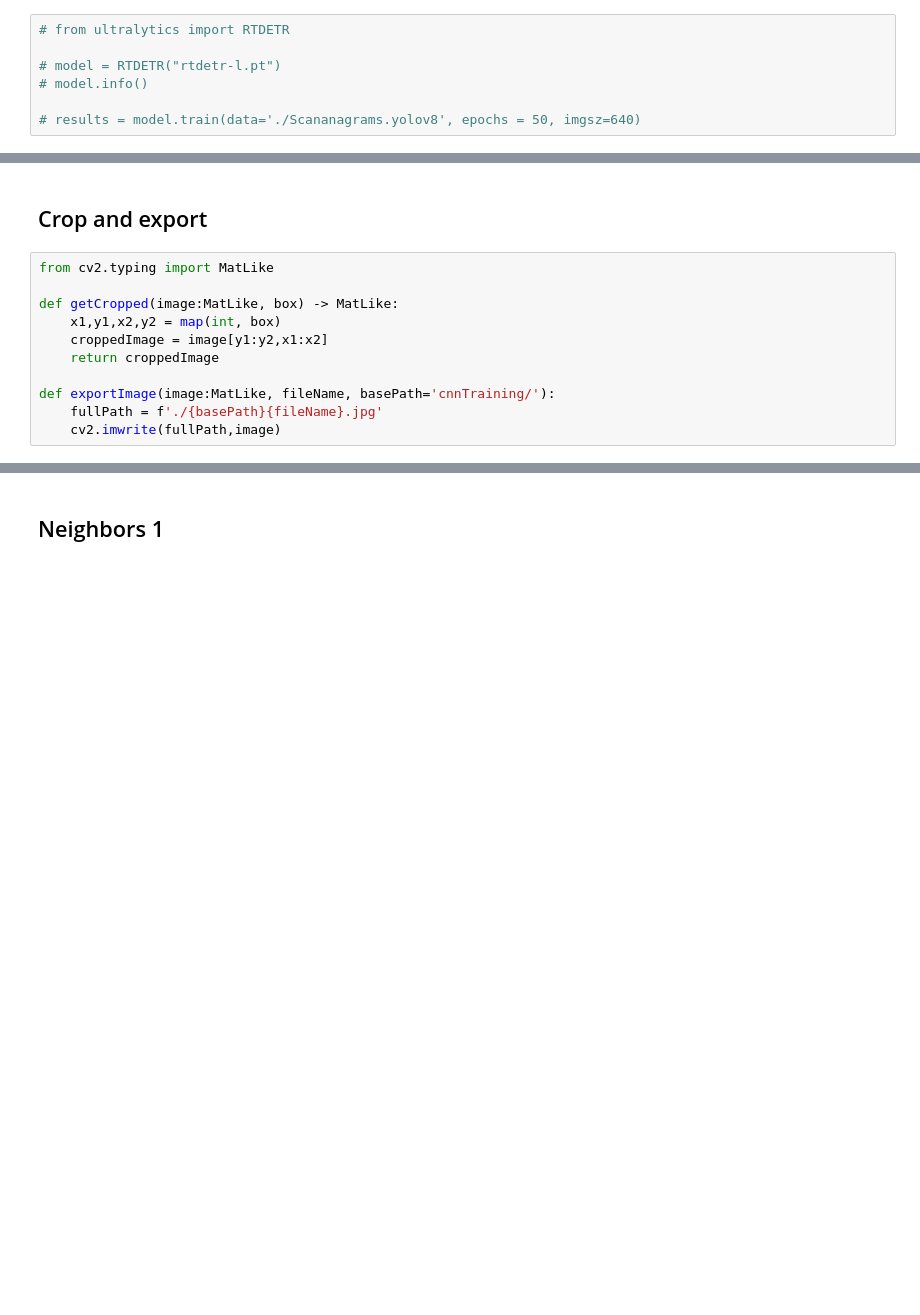
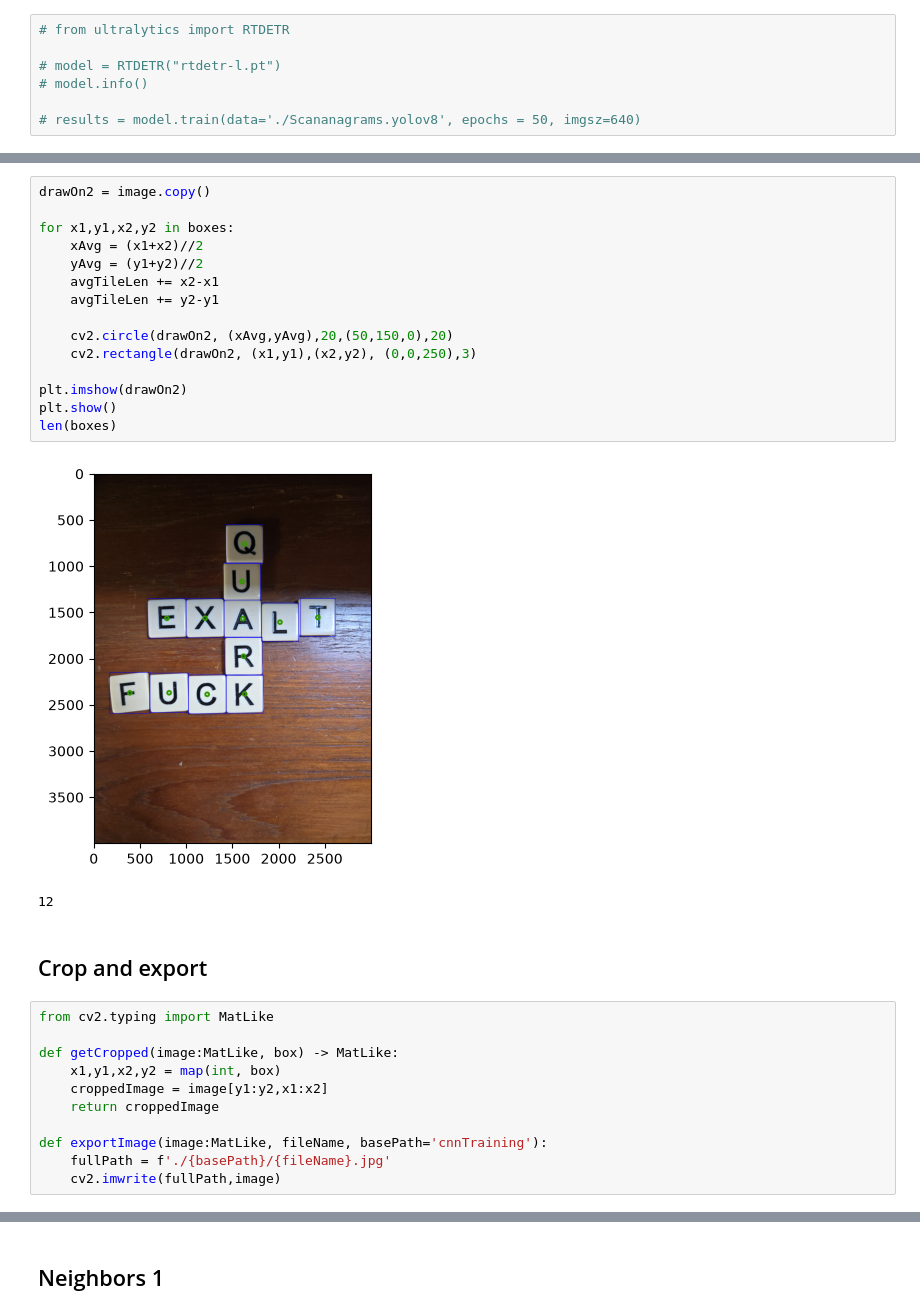
Before and after one commit to git-izzy/PeelBack, a Jupyter notebook: trainModel.ipynb, the cells around one changed output, grey strips where cells are left out. Saved outputs shown, nothing was run; the diff lists cells and outputs as text; blank space fills up the shorter version.

```diff
--- a/trainModel.ipynb
+++ b/trainModel.ipynb
@@ -47,3 +121,21 @@ plt.show()
+# %%
+drawOn2 = image.copy()
+
+for x1,y1,x2,y2 in boxes:
+    xAvg = (x1+x2)//2
+    yAvg = (y1+y2)//2
+    avgTileLen += x2-x1
+    avgTileLen += y2-y1
+
+    cv2.circle(drawOn2, (xAvg,yAvg),20,(50,150,0),20)
+    cv2.rectangle(drawOn2, (x1,y1),(x2,y2), (0,0,250),3)
+
+plt.imshow(drawOn2)
+plt.show()
+len(boxes)
+# %% [output]
+[figure, added]
+12
 # %% [markdown]
 ## Crop and export
 # %%
@@ -54,8 +146,8 @@ def getCropped(image:MatLike, box) -> MatLike:
     croppedImage = image[y1:y2,x1:x2]
     return croppedImage
 
-def exportImage(image:MatLike, fileName, basePath='cnnTraining/'):
-    fullPath = f'./{basePath}{fileName}.jpg'
+def exportImage(image:MatLike, fileName, basePath='cnnTraining'):
+    fullPath = f'./{basePath}/{fileName}.jpg'
     cv2.imwrite(fullPath,image)
 # %%
 import os
```
Also changed, not shown: parts of 19 cells of this notebook, 11 other files.
